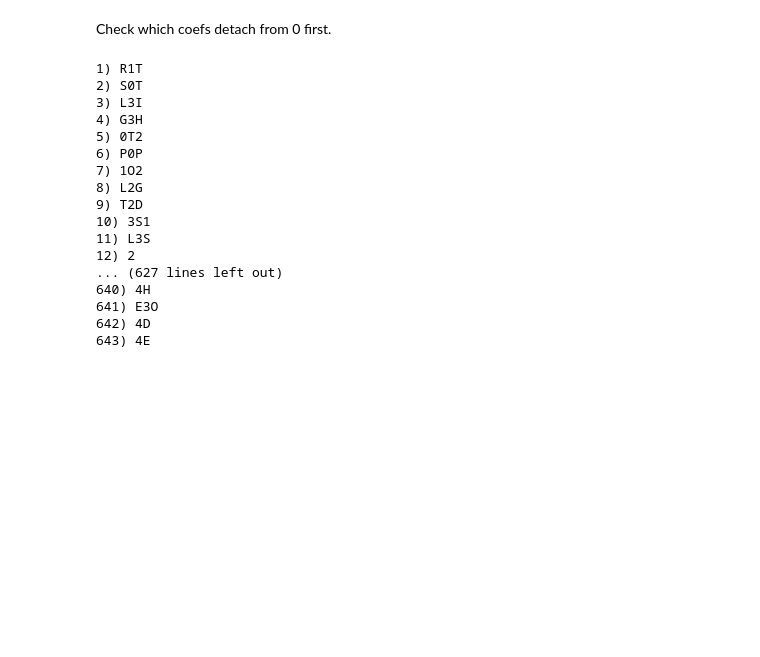
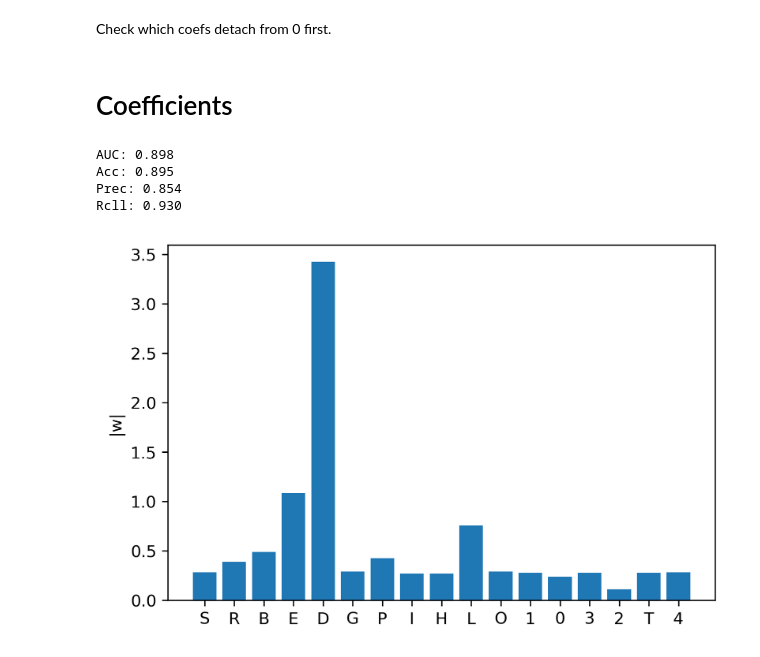
Before and after one commit to samuelefiorini/tangle, a Jupyter notebook: notebooks/paths.ipynb, the cells around one changed output. Cells and saved outputs as stored; diff of their text form; code cells hidden in the pictures; blank space fills up the shorter version.

```diff
--- a/notebooks/paths.ipynb
+++ b/notebooks/paths.ipynb
@@ -49,31 +49,44 @@ plt.ylabel(r'$w_j$');
 # %% [markdown]
 Check which coefs detach from 0 first.
 # %%
-features = _dfx.columns
-nonzero = []
-for c in coefs.T:
-    nonzero_id = np.where(c.ravel() != 0)[0]
-    for f in features[nonzero_id]:
-        if f not in nonzero:
-            nonzero.append(f)
+# features = _dfx.columns
+# nonzero = []
+# for c in coefs.T:
+#     nonzero_id = np.where(c.ravel() != 0)[0]
+#     for f in features[nonzero_id]:
+#         if f not in nonzero:
+#             nonzero.append(f)
 
-for i, n in enumerate(nonzero):
-    print('{}) {}'.format(i+1, n.upper()))
+# for i, n in enumerate(nonzero):
+#     print('{}) {}'.format(i+1, n.upper()))
-# %% [output]
-1) R1T
-2) S0T
-3) L3I
-4) G3H
-5) 0T2
-6) P0P
-7) 1O2
-8) L2G
-9) T2D
-10) 3S1
-11) L3S
-12) 2
-... (627 lines left out)
-640) 4H
-641) E3O
-642) 4D
-643) 4E
+# %% [markdown]
+# Coefficients
+# %%
+from sklearn.model_selection import StratifiedShuffleSplit
+from sklearn import metrics
+
+sss = StratifiedShuffleSplit(n_splits=1, test_size=0.25, random_state=0)
+tr_idx, ts_idx = next(sss.split(X, y))
+
+x_train, y_train = X[tr_idx, :], y[tr_idx].ravel()
+x_test, y_test = X[ts_idx, :], y[ts_idx].ravel()
+
+lr = LogisticRegression()
+lr.fit(x_train, y_train)
+
+print('AUC: {:2.3f}'.format(metrics.roc_auc_score(lr.predict(x_test), y_test)))
+print('Acc: {:2.3f}'.format(metrics.accuracy_score(lr.predict(x_test), y_test)))
+print('Prec: {:2.3f}'.format(metrics.precision_score(lr.predict(x_test), y_test)))
+print('Rcll: {:2.3f}'.format(metrics.recall_score(lr.predict(x_test), y_test)))
+# %% [output]
+AUC: 0.898
+Acc: 0.895
+Prec: 0.854
+Rcll: 0.930
+# %%
+plt.figure(dpi=300)
+plt.bar(range(x_train.shape[1]), np.abs(lr.coef_.ravel()))
+plt.xticks(range(x_train.shape[1]), [s.upper() for s in _dfx.columns])
+plt.ylabel('|w|');
+# %% [output]
+[figure, added]
```
Also changed, not shown: parts of 6 cells of this notebook.
